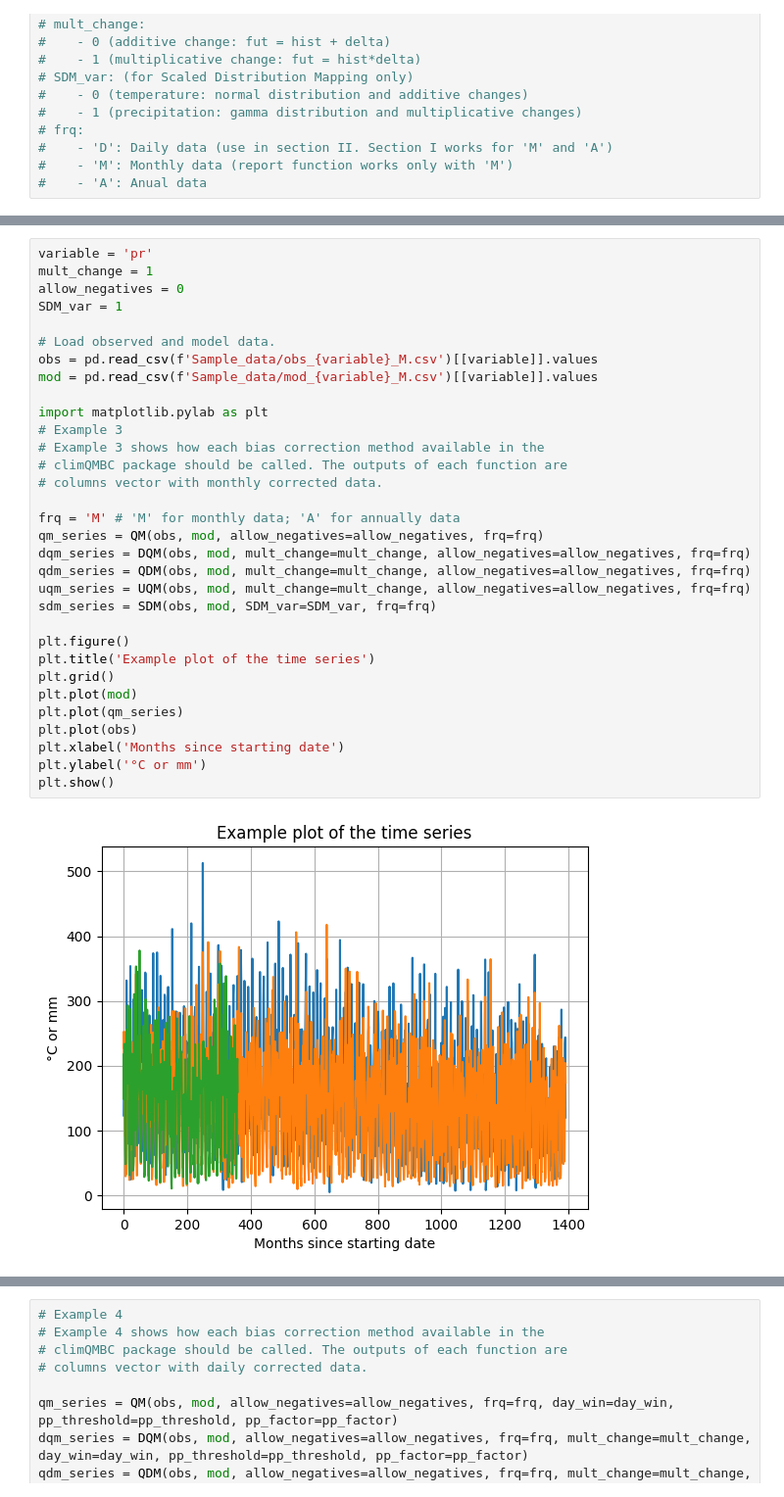
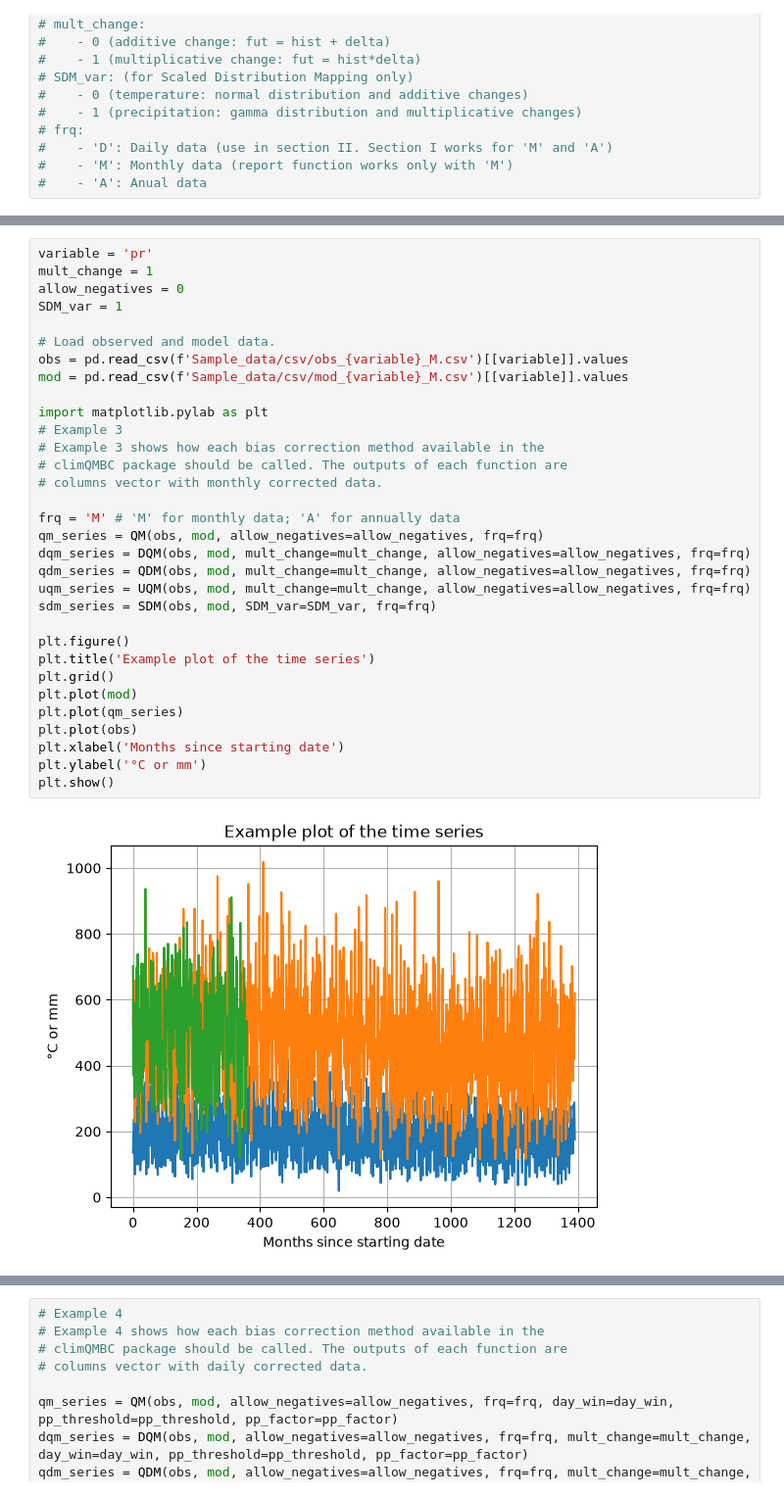
Before and after one commit to saedoquililongo/climQMBC, a Jupyter notebook: Example_notebook.ipynb, the cells around one changed output, grey strips where cells are left out. Shown at 98% size. Saved outputs shown, nothing was run; the diff lists cells and outputs as text.

```diff
--- a/Example_notebook.ipynb
+++ b/Example_notebook.ipynb
@@ -108,36 +109,36 @@ SDM           1.136  0.210  0.529  0.822
 variable = 'pr'
 mult_change = 1
 allow_negatives = 0
 SDM_var = 1
 
 # Load observed and model data.
-obs = pd.read_csv(f'Sample_data/obs_{variable}_M.csv')[[variable]].values
-mod = pd.read_csv(f'Sample_data/mod_{variable}_M.csv')[[variable]].values
+obs = pd.read_csv(f'Sample_data/csv/obs_{variable}_M.csv')[[variable]].values
+mod = pd.read_csv(f'Sample_data/csv/mod_{variable}_M.csv')[[variable]].values
 
 import matplotlib.pylab as plt
 # Example 3
 # Example 3 shows how each bias correction method available in the
 # climQMBC package should be called. The outputs of each function are
 # columns vector with monthly corrected data.
 
 frq = 'M' # 'M' for monthly data; 'A' for annually data
 qm_series = QM(obs, mod, allow_negatives=allow_negatives, frq=frq)
 dqm_series = DQM(obs, mod, mult_change=mult_change, allow_negatives=allow_negatives, frq=frq)
 qdm_series = QDM(obs, mod, mult_change=mult_change, allow_negatives=allow_negatives, frq=frq)
 uqm_series = UQM(obs, mod, mult_change=mult_change, allow_negatives=allow_negatives, frq=frq)
 sdm_series = SDM(obs, mod, SDM_var=SDM_var, frq=frq)
 
 plt.figure()
 plt.title('Example plot of the time series')
 plt.grid()
 plt.plot(mod)
 plt.plot(qm_series)
 plt.plot(obs)
 plt.xlabel('Months since starting date')
 plt.ylabel('°C or mm')
 plt.show()
 # %% [output]
-[figure, old version]
+[figure, new version]
 # %%
 # =============================================================================
 # II) Daily data
```
Also changed, not shown: parts of 8 cells of this notebook.
